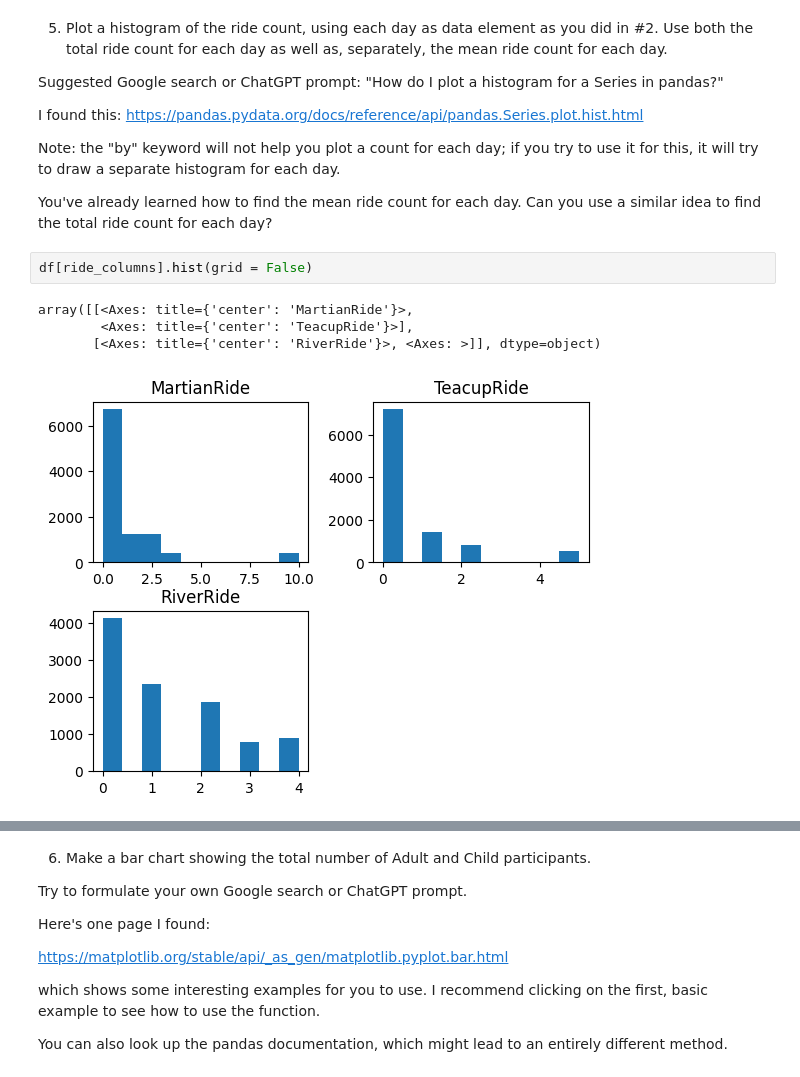
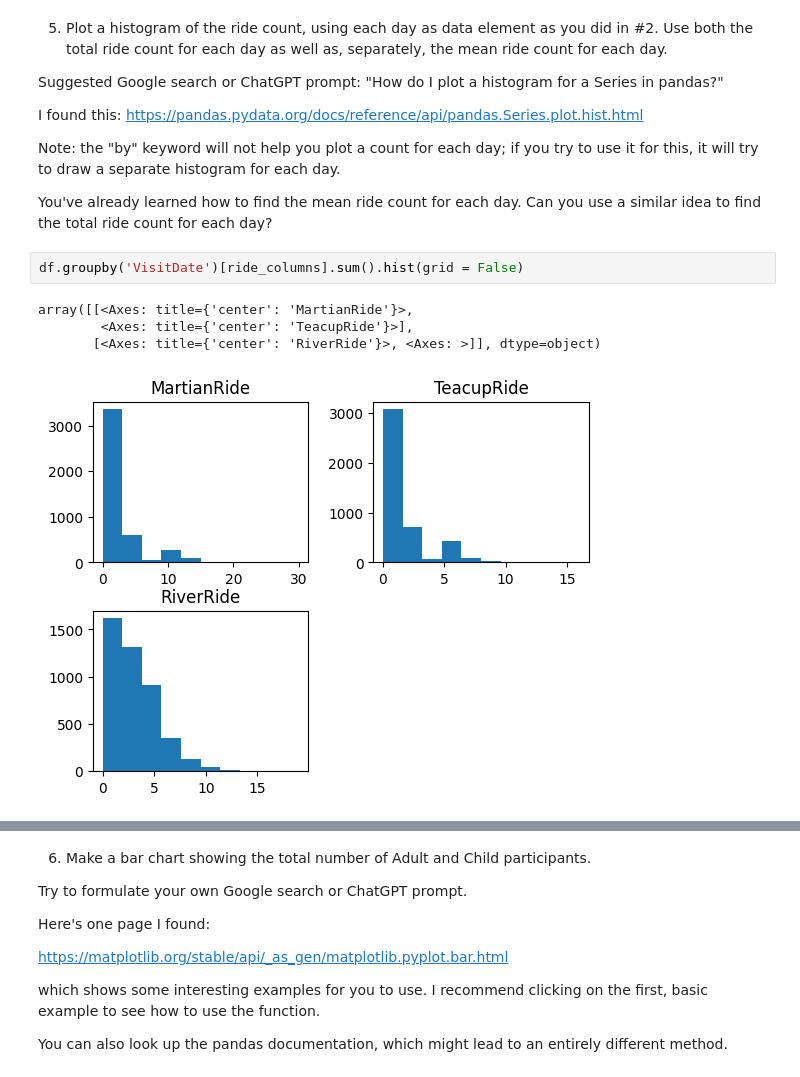
Before and after one commit to eghatzis0527/DX699---HW-Assignments, a Jupyter notebook: OMDS-ModB2-Week3-Hatzis-Eleni.ipynb, the cells around one changed output, grey strips where cells are left out. Drawn from its saved outputs; the diff is of its cells as text.

```diff
--- a/OMDS-ModB2-Week3-Hatzis-Eleni.ipynb
+++ b/OMDS-ModB2-Week3-Hatzis-Eleni.ipynb
@@ -253,9 +236,9 @@ Note: the "by" keyword will not help you plot a count for each day; if you try t
 
 You've already learned how to find the mean ride count for each day.  Can you use a similar idea to find the total ride count for each day?
 # %%
-df[ride_columns].hist(grid = False)
+df.groupby('VisitDate')[ride_columns].sum().hist(grid = False)
 # %% [output]
 array([[<Axes: title={'center': 'MartianRide'}>,
         <Axes: title={'center': 'TeacupRide'}>],
        [<Axes: title={'center': 'RiverRide'}>, <Axes: >]], dtype=object)
-[figure, old version]
+[figure, new version]
```
Also changed, not shown: parts of 8 cells of this notebook.
